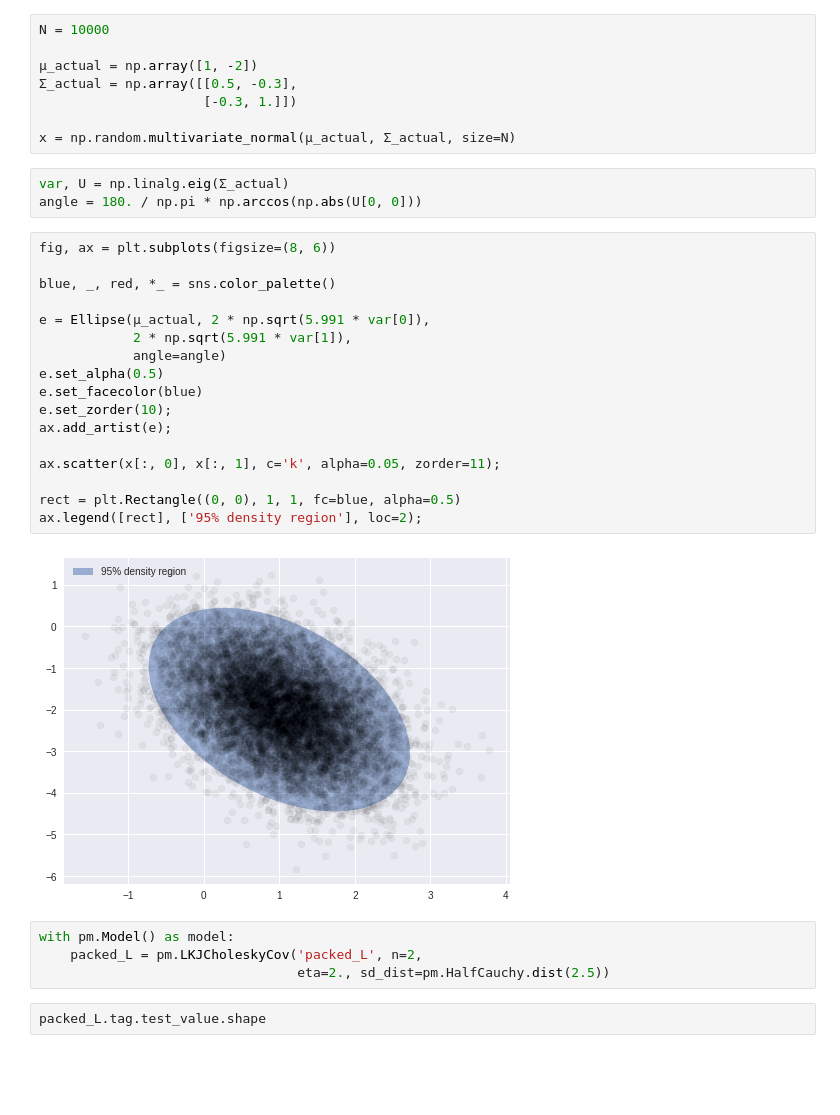
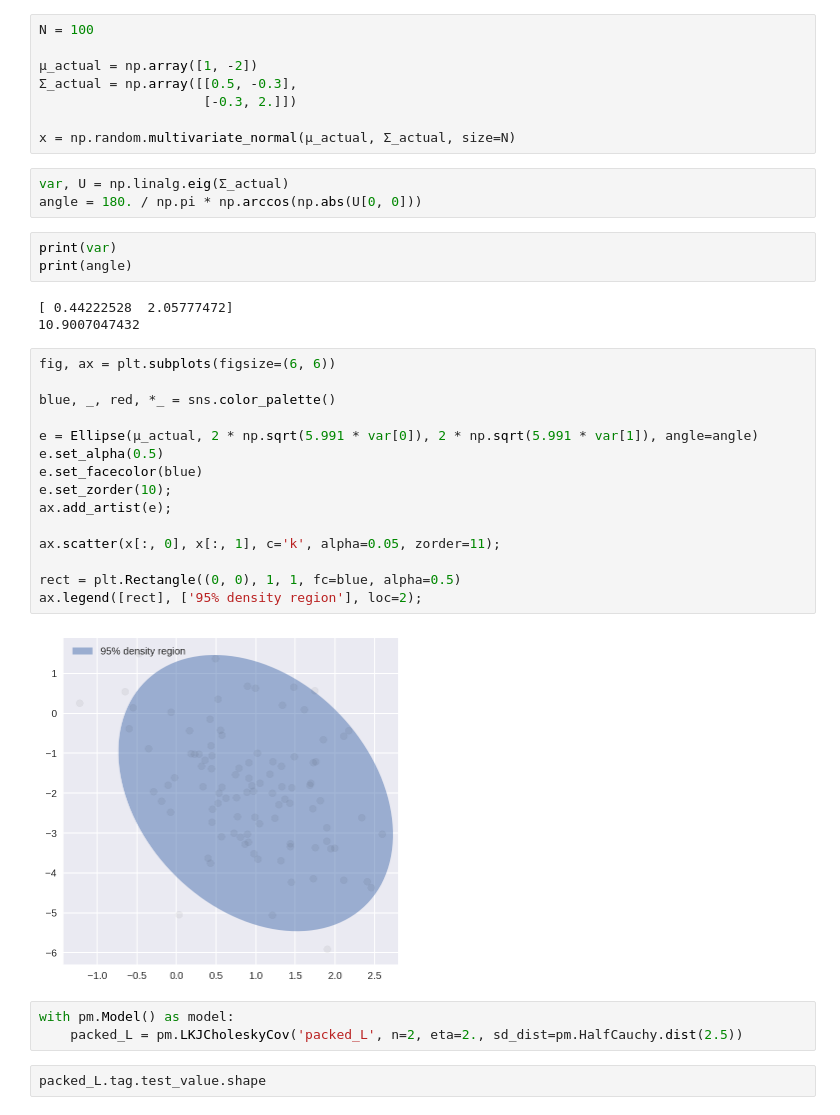
Before and after one commit to curtkim/curt-notebook, a Jupyter notebook: pymc/LKJ Cholesky Covariance Priors for Multivariate Normal Models.ipynb, the cells around one changed output. Cells and saved outputs as stored; diff of their text form; blank space fills up the shorter version.

```diff
--- a/pymc/LKJ Cholesky Covariance Priors for Multivariate Normal Models.ipynb
+++ b/pymc/LKJ Cholesky Covariance Priors for Multivariate Normal Models.ipynb
@@ -15,39 +16,42 @@ SEED = 3264602 # from random.org
 
 np.random.seed(SEED)
 # %%
-N = 10000
+N = 100
 
 μ_actual = np.array([1, -2])
 Σ_actual = np.array([[0.5, -0.3],
-                     [-0.3, 1.]])
+                     [-0.3, 2.]])
 
 x = np.random.multivariate_normal(μ_actual, Σ_actual, size=N)
 # %%
 var, U = np.linalg.eig(Σ_actual)
 angle = 180. / np.pi * np.arccos(np.abs(U[0, 0]))
+# %%
+print(var)
+print(angle)
+# %% [output]
+[ 0.44222528  2.05777472]
+10.9007047432
 # %%
-fig, ax = plt.subplots(figsize=(8, 6))
+fig, ax = plt.subplots(figsize=(6, 6))
 
 blue, _, red, *_ = sns.color_palette()
 
-e = Ellipse(μ_actual, 2 * np.sqrt(5.991 * var[0]),
-            2 * np.sqrt(5.991 * var[1]),
-            angle=angle)
+e = Ellipse(μ_actual, 2 * np.sqrt(5.991 * var[0]), 2 * np.sqrt(5.991 * var[1]), angle=angle)
 e.set_alpha(0.5)
 e.set_facecolor(blue)
 e.set_zorder(10);
 ax.add_artist(e);
 
 ax.scatter(x[:, 0], x[:, 1], c='k', alpha=0.05, zorder=11);
 
 rect = plt.Rectangle((0, 0), 1, 1, fc=blue, alpha=0.5)
 ax.legend([rect], ['95% density region'], loc=2);
 # %% [output]
-[figure, old version]
+[figure, new version]
 # %%
 with pm.Model() as model:
-    packed_L = pm.LKJCholeskyCov('packed_L', n=2,
-                                 eta=2., sd_dist=pm.HalfCauchy.dist(2.5))
+    packed_L = pm.LKJCholeskyCov('packed_L', n=2, eta=2., sd_dist=pm.HalfCauchy.dist(2.5))
 # %%
 packed_L.tag.test_value.shape
 # %% [output]
```
Also changed, not shown: parts of 8 cells of this notebook, 20 other files.
